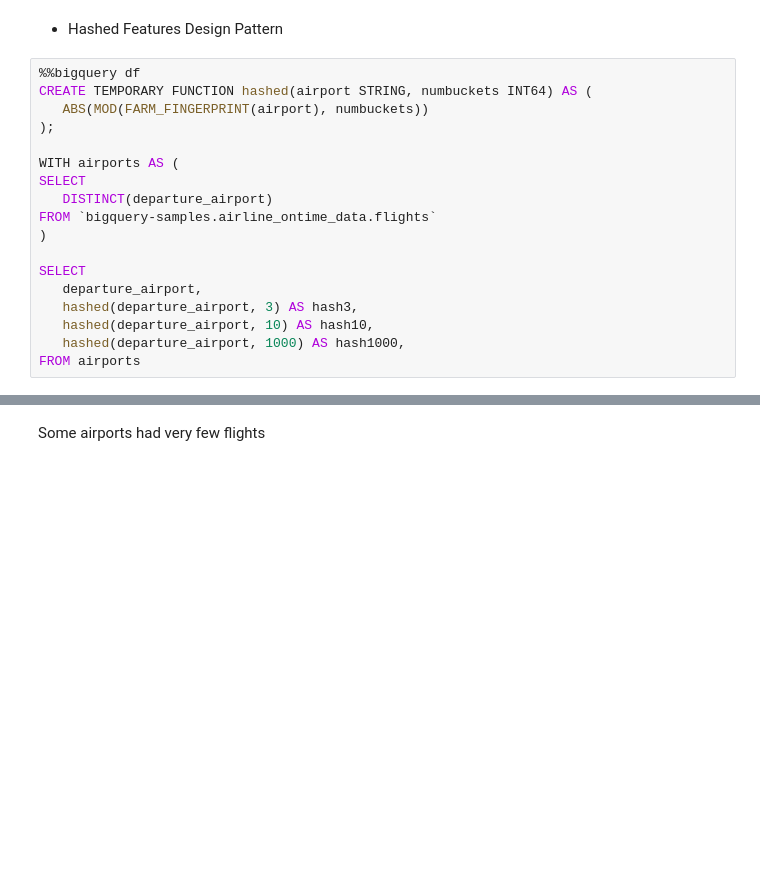
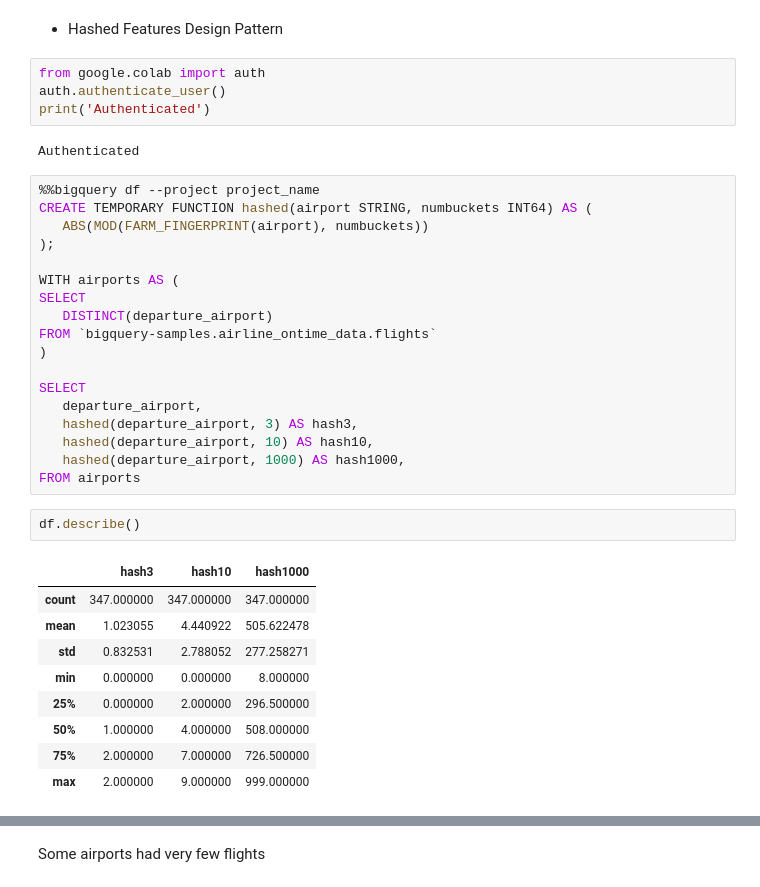
Before and after one commit to meticulousdev/MachineLearningDesignPatterns, a Jupyter notebook: chap02_data_representation/hashed_feature.ipynb, the cells around one changed output, grey strips where cells are left out. Drawn from its saved outputs; the diff is of its cells as text; blank space fills up the shorter version.

```diff
--- a/chap02_data_representation/hashed_feature.ipynb
+++ b/chap02_data_representation/hashed_feature.ipynb
@@ -1,7 +1,13 @@
 # %% [markdown]
 - Hashed Features Design Pattern
+# %%
+from google.colab import auth
+auth.authenticate_user()
+print('Authenticated')
+# %% [output]
+Authenticated
 # %%
-%%bigquery df
+%%bigquery df --project project_name
 CREATE TEMPORARY FUNCTION hashed(airport STRING, numbuckets INT64) AS (
    ABS(MOD(FARM_FINGERPRINT(airport), numbuckets))
 );
@@ -18,3 +24,15 @@ SELECT
    hashed(departure_airport, 10) AS hash10,
    hashed(departure_airport, 1000) AS hash1000,
 FROM airports
+# %%
+df.describe()
+# %% [output]
+|  | hash3 | hash10 | hash1000 |
+| count | 347.000000 | 347.000000 | 347.000000 |
+| mean | 1.023055 | 4.440922 | 505.622478 |
+| std | 0.832531 | 2.788052 | 277.258271 |
+| min | 0.000000 | 0.000000 | 8.000000 |
+| 25% | 0.000000 | 2.000000 | 296.500000 |
+| 50% | 1.000000 | 4.000000 | 508.000000 |
+| 75% | 2.000000 | 7.000000 | 726.500000 |
+| max | 2.000000 | 9.000000 | 999.000000 |
```
Also changed, not shown: parts of 6 cells of this notebook.
